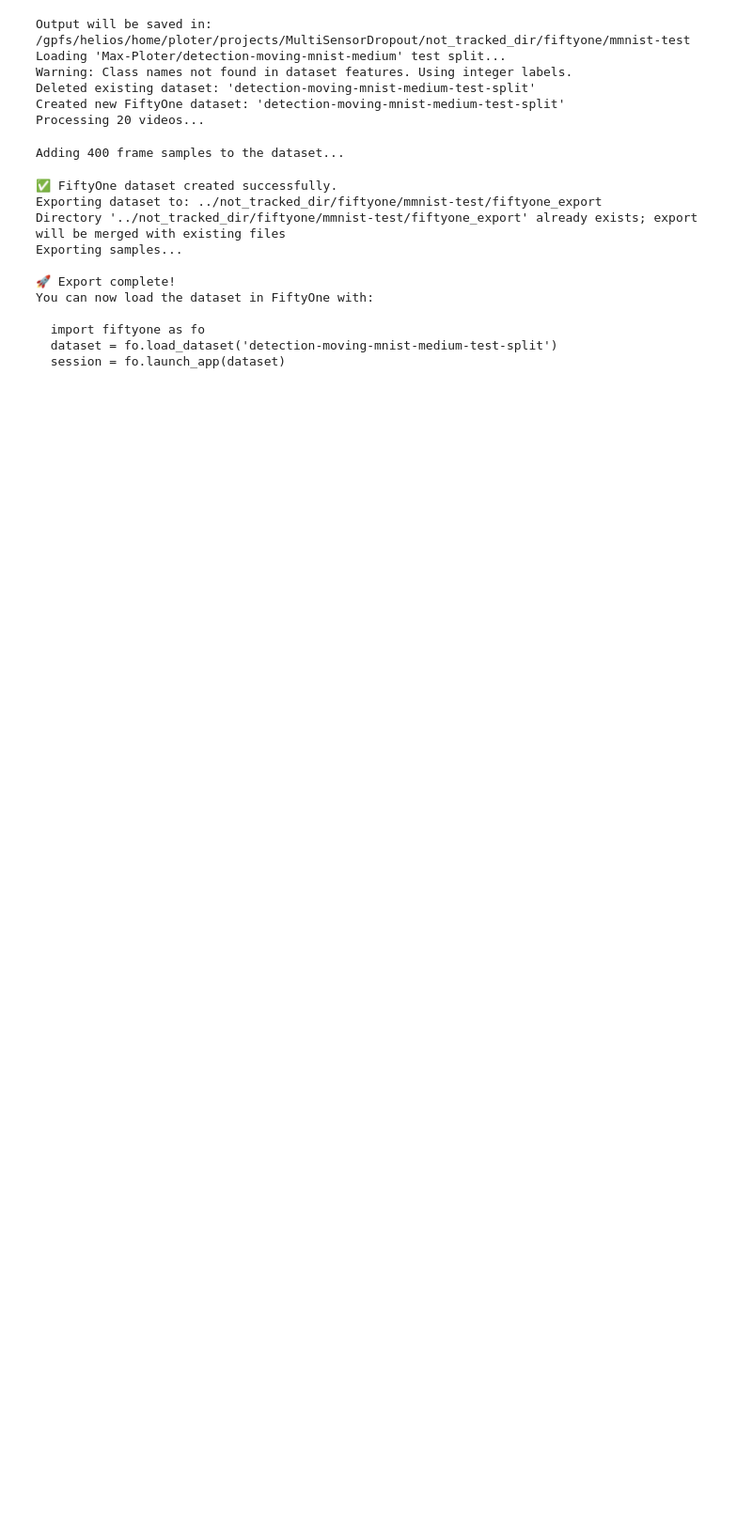
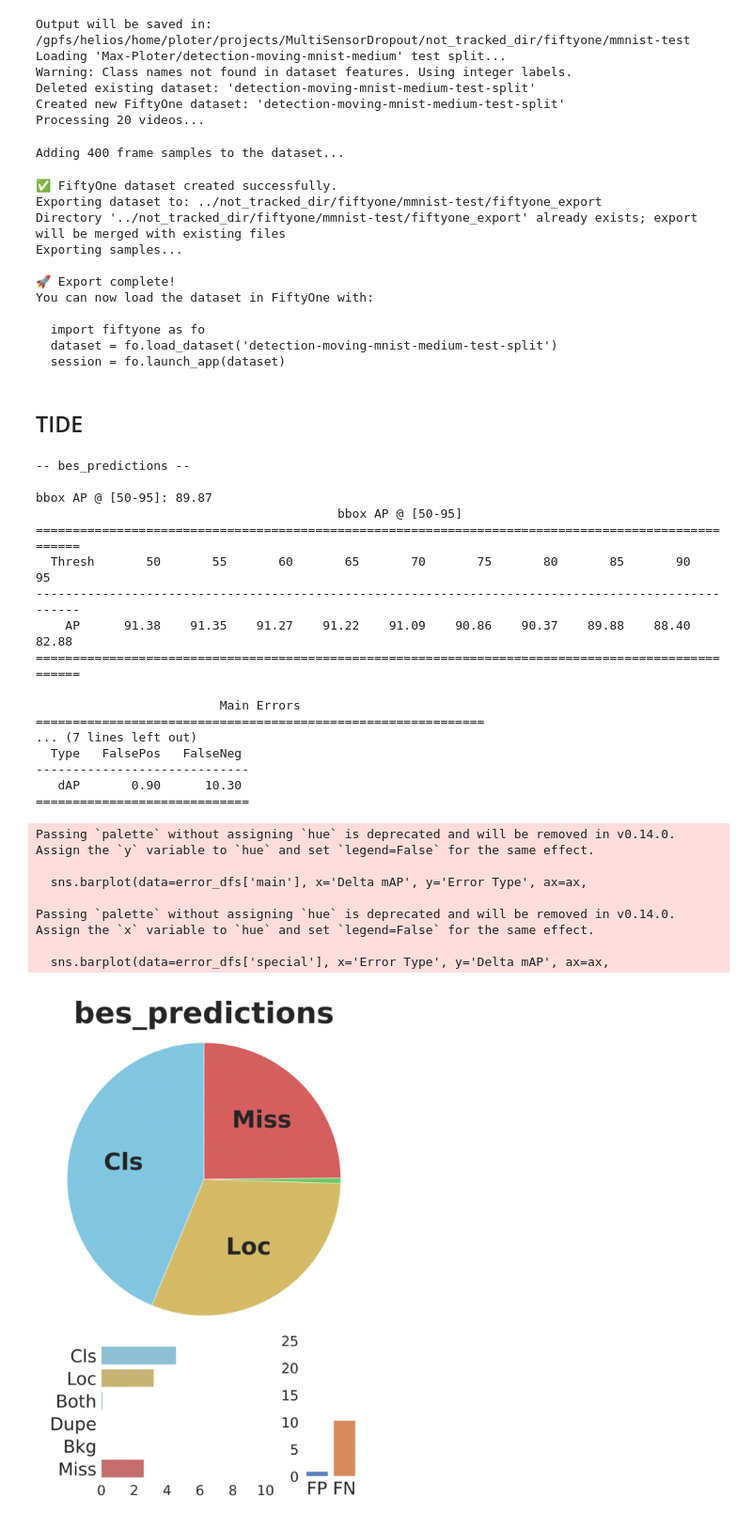
Before and after one commit to maxploter/MultiSensorDropout, a Jupyter notebook: notebooks/eval_perceiver.ipynb, the cells around one changed output. Shown at 94% size. Drawn from its saved outputs; the diff is of its cells as text; code cells hidden in the pictures; blank space fills up the shorter version.

```diff
--- a/notebooks/eval_perceiver.ipynb
+++ b/notebooks/eval_perceiver.ipynb
@@ -2185,3 +2680,44 @@ You can now load the dataset in FiftyOne with:
   import fiftyone as fo
   dataset = fo.load_dataset('detection-moving-mnist-medium-test-split')
   session = fo.launch_app(dataset)
+# %% [markdown]
+## TIDE
+# %%
+# ✅ Predictions saved to: ../not_tracked_dir/output_perceiver_detection_2025-08-08_07-42-02/checkpoint_epoch_14_predictions.json
+# ✅ Ground truth saved to: ../not_tracked_dir/output_perceiver_detection_2025-08-08_07-42-02/checkpoint_epoch_14_ground_truth.json
+
+from tidecv import TIDE, datasets
+
+gt_path = '../not_tracked_dir/output_yolo_v8_2025-07-182/weights/bes_ground_truth.json' #'../not_tracked_dir/output_perceiver_detection_2025-08-08_07-42-02/checkpoint_epoch_14_ground_truth.json'
+pr_path = '../not_tracked_dir/output_yolo_v8_2025-07-182/weights/bes_predictions.json' #'../not_tracked_dir/output_perceiver_detection_2025-08-08_07-42-02/checkpoint_epoch_14_predictions.json'
+
+tide = TIDE()
+tide.evaluate_range(datasets.COCO(path=gt_path), datasets.COCOResult(pr_path), pos_threshold=0.9, mode=TIDE.BOX) # Use TIDE.MASK for masks
+tide.summarize()  # Summarize the results as tables in the console
+tide.plot()       # Show a summary figure. Specify a folder and it'll output a png to that folder.
+# %% [output]
+-- bes_predictions --
+
+bbox AP @ [50-95]: 89.87
+                                         bbox AP @ [50-95]
+===================================================================================================
+  Thresh       50       55       60       65       70       75       80       85       90       95
+---------------------------------------------------------------------------------------------------
+    AP      91.38    91.35    91.27    91.22    91.09    90.86    90.37    89.88    88.40    82.88
+===================================================================================================
+
+                         Main Errors
+=============================================================
+... (7 lines left out)
+  Type   FalsePos   FalseNeg
+-----------------------------
+   dAP       0.90      10.30
+=============================
+Passing `palette` without assigning `hue` is deprecated and will be removed in v0.14.0. Assign the `y` variable to `hue` and set `legend=False` for the same effect.
+
+  sns.barplot(data=error_dfs['main'], x='Delta mAP', y='Error Type', ax=ax,
+
+Passing `palette` without assigning `hue` is deprecated and will be removed in v0.14.0. Assign the `x` variable to `hue` and set `legend=False` for the same effect.
+
+  sns.barplot(data=error_dfs['special'], x='Error Type', y='Delta mAP', ax=ax,
+[figure, added]
```
Also changed, not shown: parts of 15 cells of this notebook, 1 other file.
